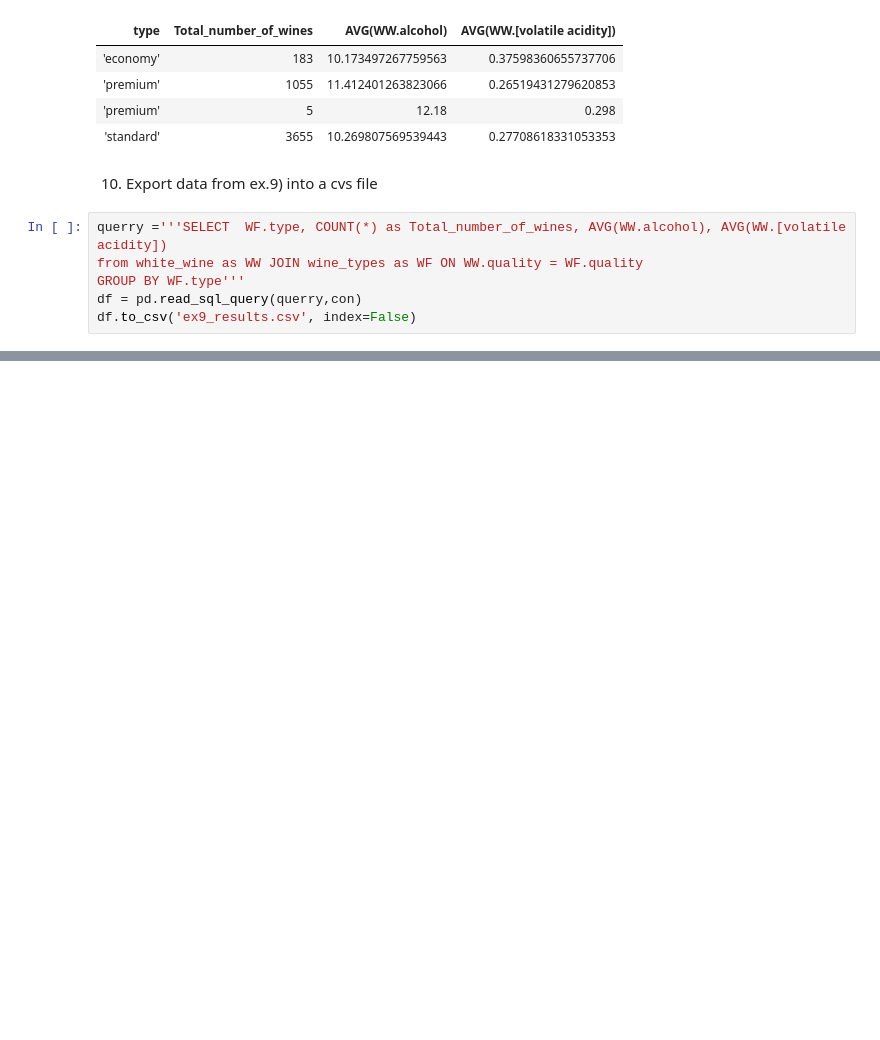
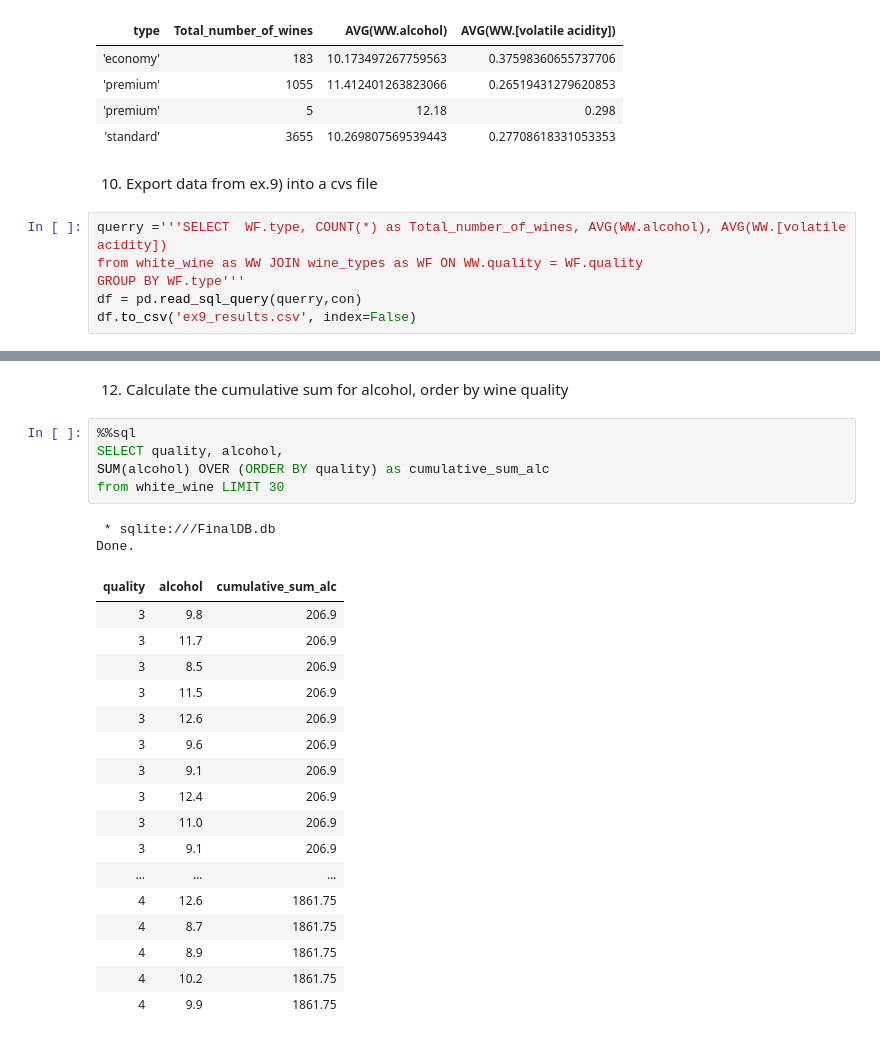
Before and after one commit to CalinP1/SQL_sandbox, a Jupyter notebook: project.ipynb, the cells around one changed output, grey strips where cells are left out. Cells and saved outputs as stored; diff of their text form; blank space fills up the shorter version.

```diff
--- a/project.ipynb
+++ b/project.ipynb
@@ -339,0 +370,27 @@ df.to_csv('ex9_results.csv', index=False)
+# %% [markdown]
+12) Calculate the cumulative sum for alcohol, order by wine quality
+# %%
+%%sql
+SELECT quality, alcohol,
+SUM(alcohol) OVER (ORDER BY quality) as cumulative_sum_alc
+from white_wine LIMIT 30
+# %% [output]
+ * sqlite:///FinalDB.db
+Done.
+| quality | alcohol | cumulative_sum_alc |
+| 3 | 9.8 | 206.9 |
+| 3 | 11.7 | 206.9 |
+| 3 | 8.5 | 206.9 |
+| 3 | 11.5 | 206.9 |
+| 3 | 12.6 | 206.9 |
+| 3 | 9.6 | 206.9 |
+| 3 | 9.1 | 206.9 |
+| 3 | 12.4 | 206.9 |
+| 3 | 11.0 | 206.9 |
+| 3 | 9.1 | 206.9 |
+| ... | ... | ... |
+| 4 | 12.6 | 1861.75 |
+| 4 | 8.7 | 1861.75 |
+| 4 | 8.9 | 1861.75 |
+| 4 | 10.2 | 1861.75 |
+| 4 | 9.9 | 1861.75 |
```
Also changed, not shown: parts of 2 cells of this notebook.
